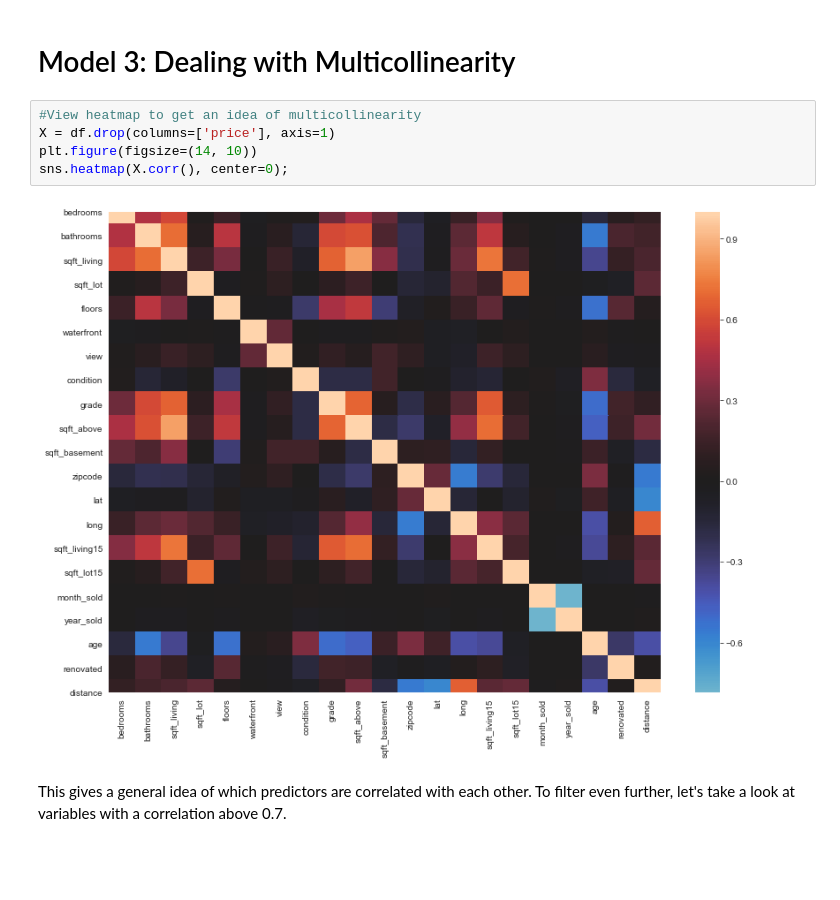
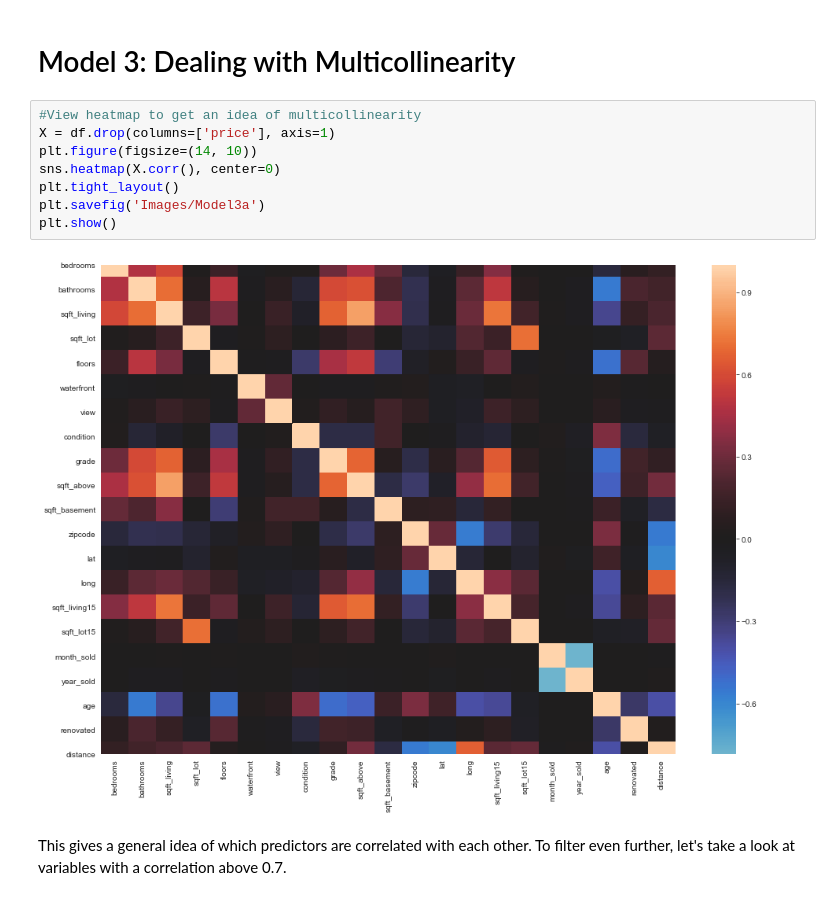
Before and after one commit to dbarth411/Multiple-Linear-Regression-King-County-Housing, a Jupyter notebook: student.ipynb, the cells around one changed output. Cells and saved outputs as stored; diff of their text form; blank space fills up the shorter version.

```diff
--- a/student.ipynb
+++ b/student.ipynb
@@ -499,10 +511,13 @@ Removing outliers and reducing our dependent variable brought down our adjusted
 # %%
 #View heatmap to get an idea of multicollinearity
 X = df.drop(columns=['price'], axis=1)
 plt.figure(figsize=(14, 10))
-sns.heatmap(X.corr(), center=0);
+sns.heatmap(X.corr(), center=0)
+plt.tight_layout()
+plt.savefig('Images/Model3a')
+plt.show()
 # %% [output]
-[figure, old version]
+[figure, new version]
 # %% [markdown]
 This gives a general idea of which predictors are correlated with each other. To filter even further, let's take a look at variables with a correlation above 0.7.
 # %%
```
Also changed, not shown: parts of 23 cells of this notebook, 1 other file.
